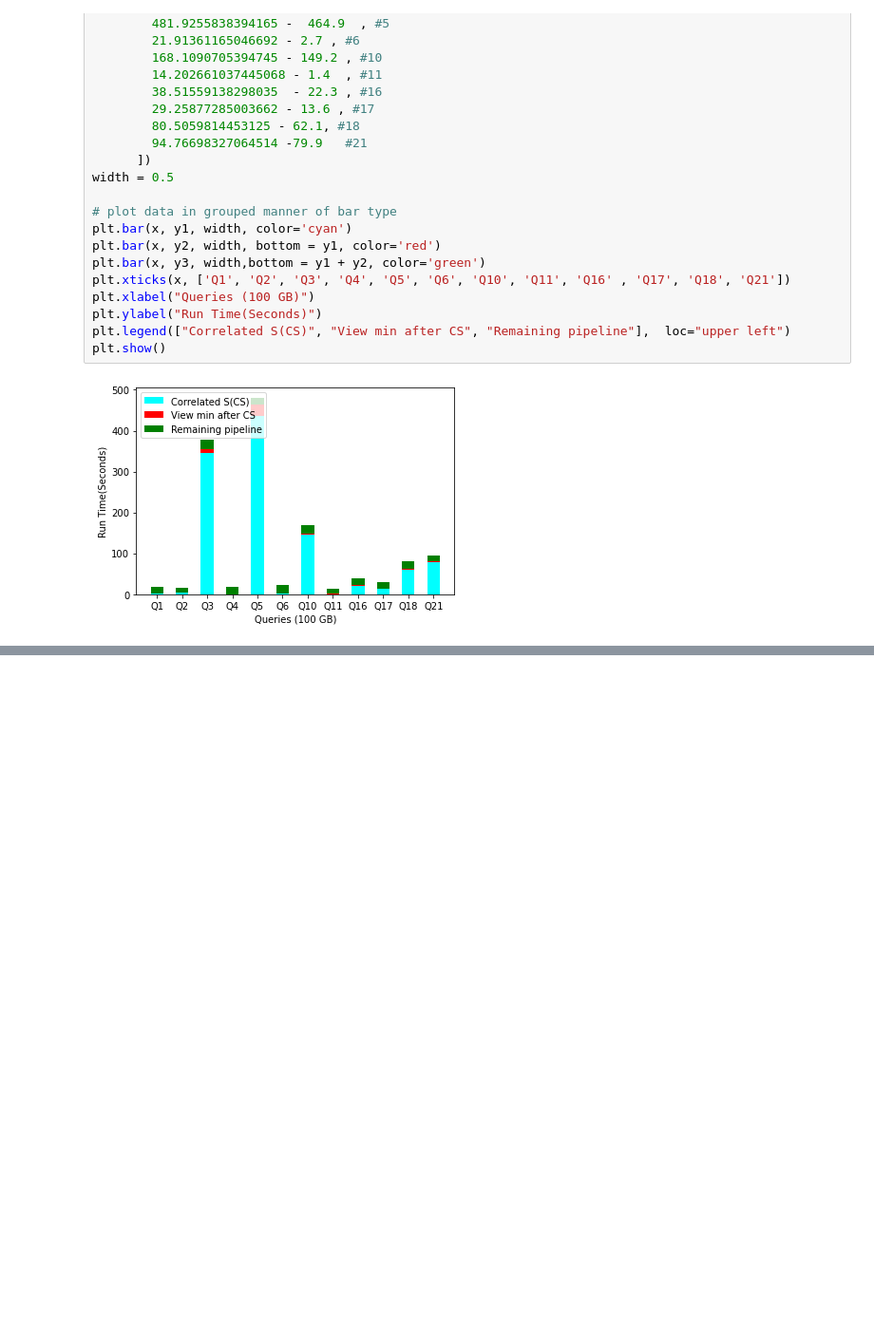
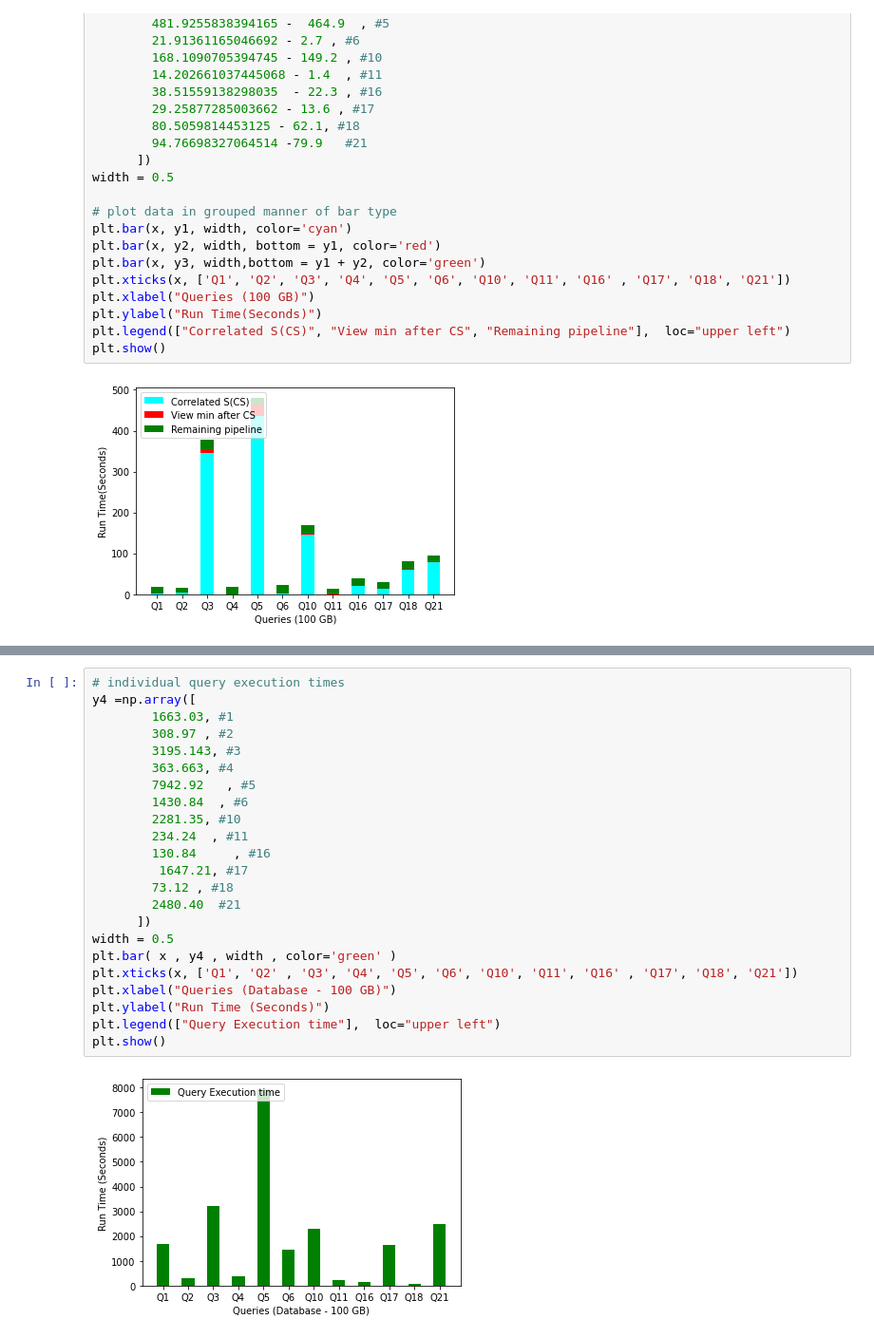
Before and after one commit to snehawadekar/unmasque2, a Jupyter notebook: grapg.ipynb, the cells around one changed output, grey strips where cells are left out. Shown at 95% size. Cells and saved outputs as stored; diff of their text form; blank space fills up the shorter version.

```diff
--- a/grapg.ipynb
+++ b/grapg.ipynb
@@ -295,0 +612,25 @@ plt.show()
+# %%
+# individual query execution times
+y4 =np.array([
+        1663.03, #1
+        308.97 , #2
+        3195.143, #3
+        363.663, #4
+        7942.92   , #5
+        1430.84  , #6
+        2281.35, #10
+        234.24  , #11
+        130.84     , #16
+         1647.21, #17
+        73.12 , #18
+        2480.40  #21
+      ])
+width = 0.5
+plt.bar( x , y4 , width , color='green' )
+plt.xticks(x, ['Q1', 'Q2' , 'Q3', 'Q4', 'Q5', 'Q6', 'Q10', 'Q11', 'Q16' , 'Q17', 'Q18', 'Q21'])
+plt.xlabel("Queries (Database - 100 GB)")
+plt.ylabel("Run Time (Seconds)")
+plt.legend(["Query Execution time"],  loc="upper left")
+plt.show()
+# %% [output]
+[figure, added]
```
Also changed, not shown: parts of 6 cells of this notebook, 7 other files.
